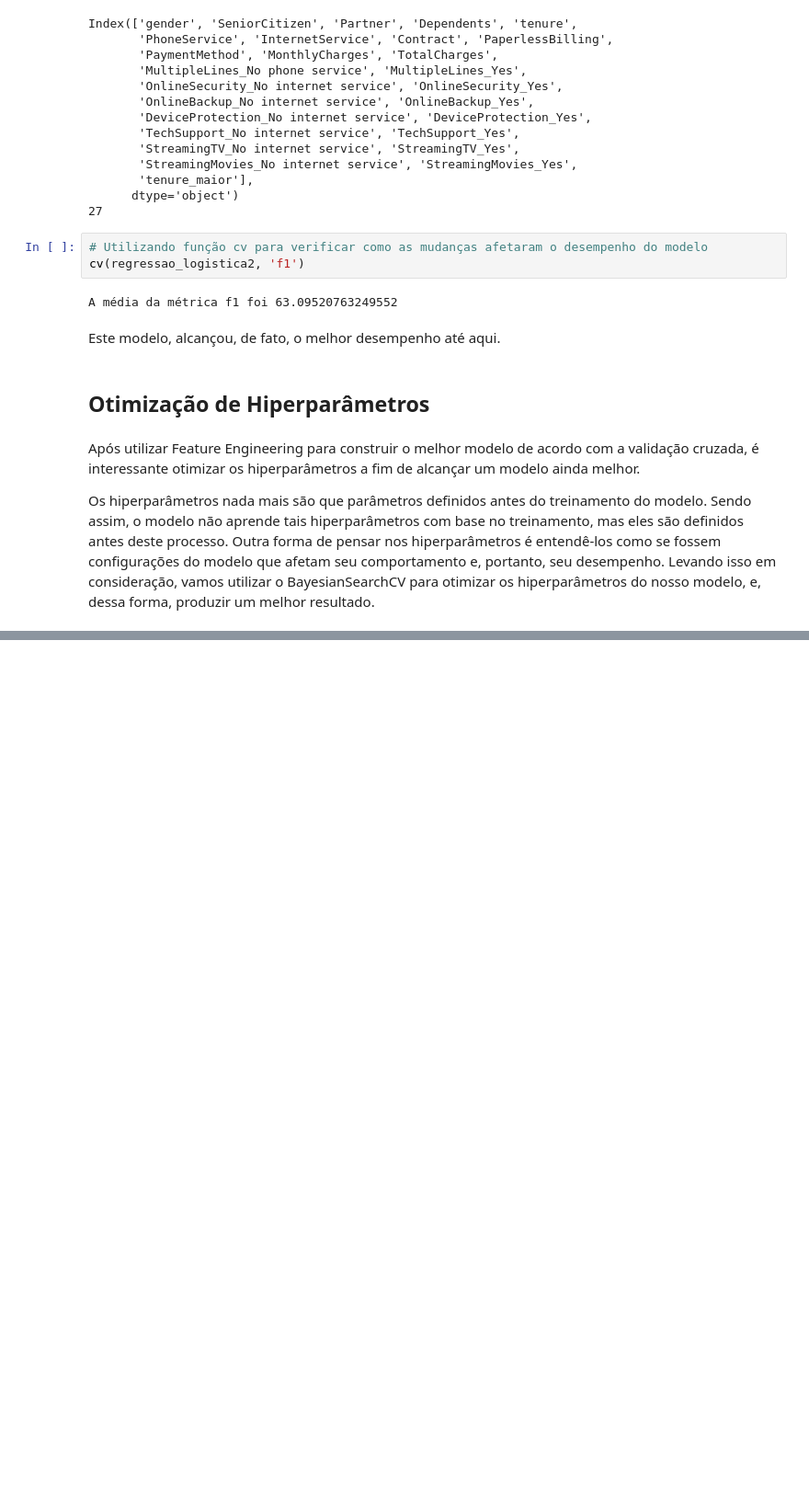
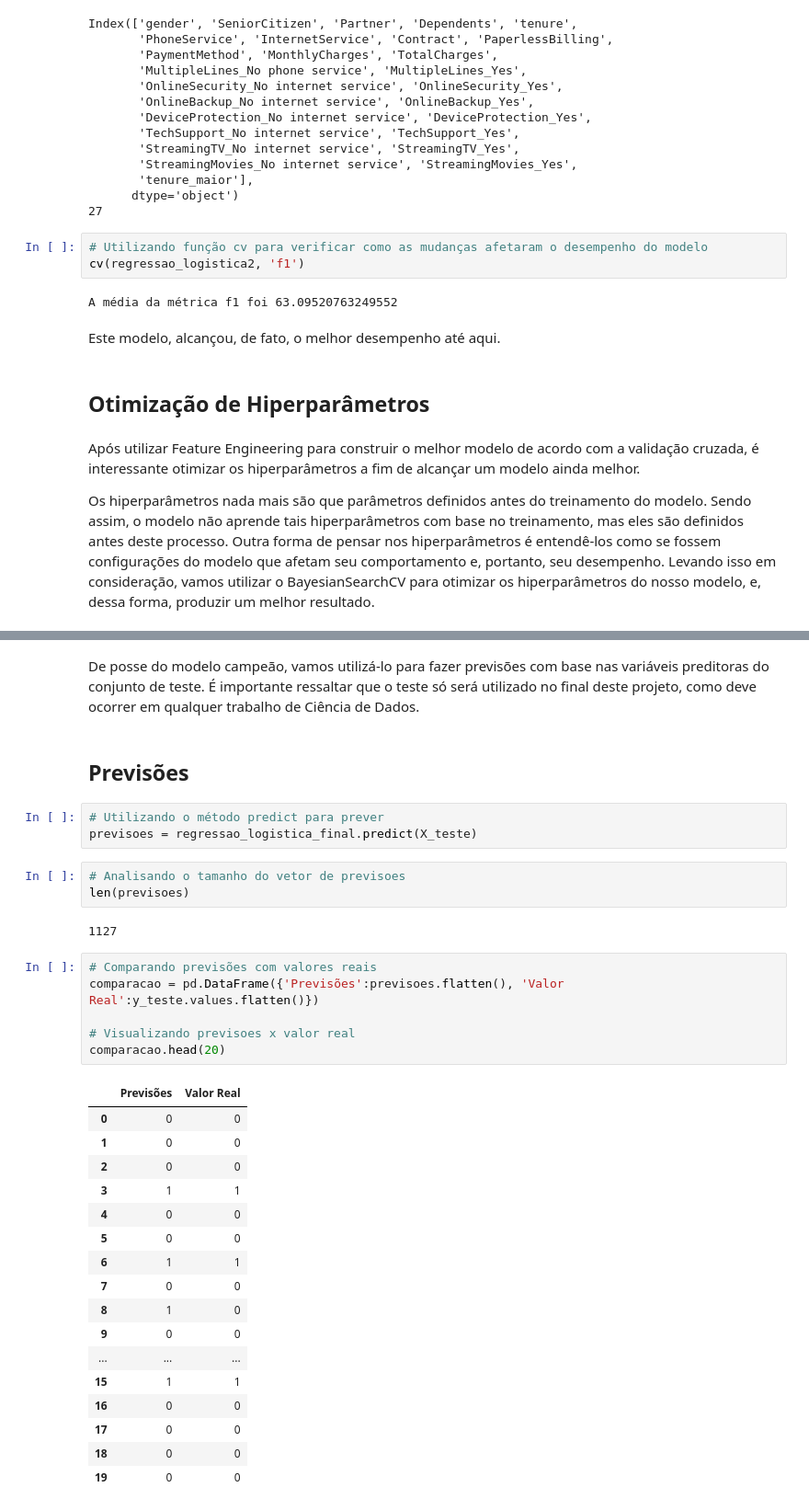
Before and after one commit to lazarocordeirosilva/Previsao_Churn, a Jupyter notebook: notebook/Churn Analysis.ipynb, the cells around one changed output, grey strips where cells are left out. Shown at 92% size. Saved outputs shown, nothing was run; the diff lists cells and outputs as text; blank space fills up the shorter version.

```diff
--- a/notebook/Churn Analysis.ipynb
+++ b/notebook/Churn Analysis.ipynb
@@ -2231,0 +2354,36 @@ A média da métrica f1 foi 63.15068580168817
+# %% [markdown]
+De posse do modelo campeão, vamos utilizá-lo para fazer previsões com base nas variáveis preditoras do conjunto de teste. É importante ressaltar que o teste só será utilizado no final deste projeto, como deve ocorrer em qualquer trabalho de Ciência de Dados.
+# %% [markdown]
+## <a> Previsões </a>
+# %%
+# Utilizando o método predict para prever
+previsoes = regressao_logistica_final.predict(X_teste)
+# %%
+# Analisando o tamanho do vetor de previsoes
+len(previsoes)
+# %% [output]
+1127
+# %%
+# Comparando previsões com valores reais
+comparacao = pd.DataFrame({'Previsões':previsoes.flatten(), 'Valor Real':y_teste.values.flatten()})
+
+# Visualizando previsoes x valor real
+comparacao.head(20)
+# %% [output]
+|  | Previsões | Valor Real |
+| 0 | 0 | 0 |
+| 1 | 0 | 0 |
+| 2 | 0 | 0 |
+| 3 | 1 | 1 |
+| 4 | 0 | 0 |
+| 5 | 0 | 0 |
+| 6 | 1 | 1 |
+| 7 | 0 | 0 |
+| 8 | 1 | 0 |
+| 9 | 0 | 0 |
+| ... | ... | ... |
+| 15 | 1 | 1 |
+| 16 | 0 | 0 |
+| 17 | 0 | 0 |
+| 18 | 0 | 0 |
+| 19 | 0 | 0 |
```
Also changed, not shown: parts of 22 cells of this notebook.
